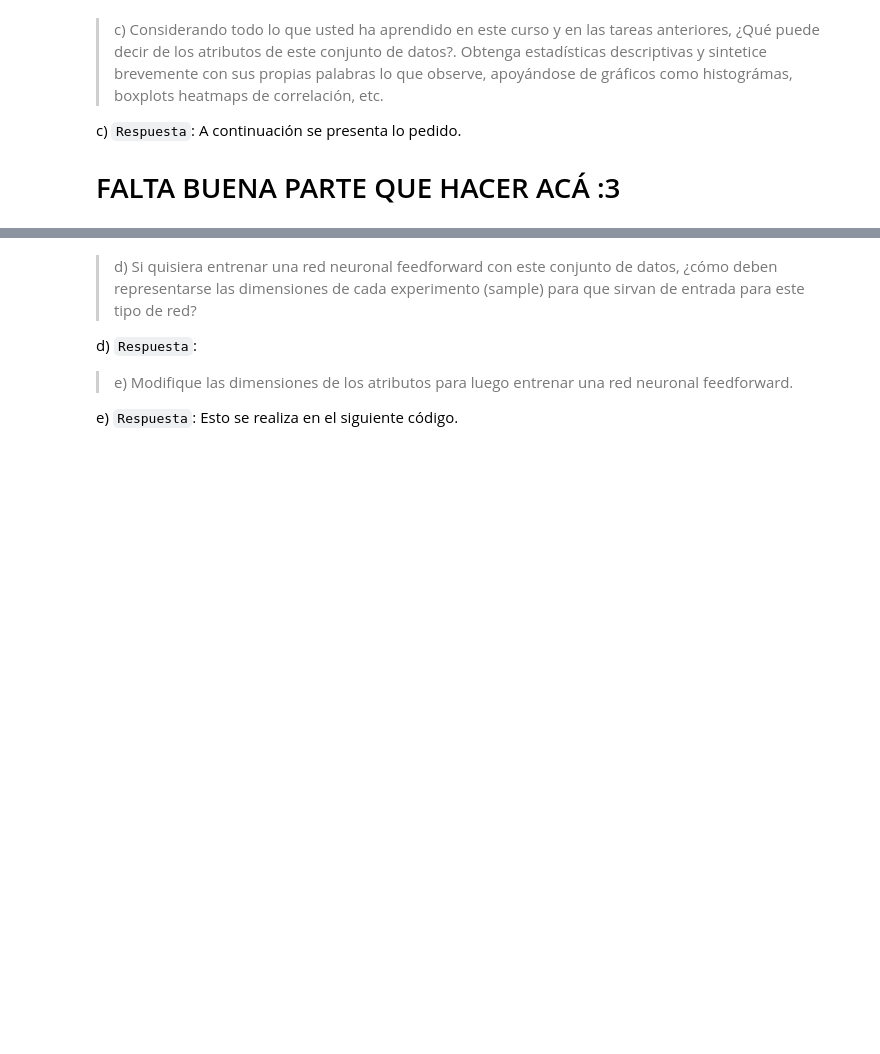
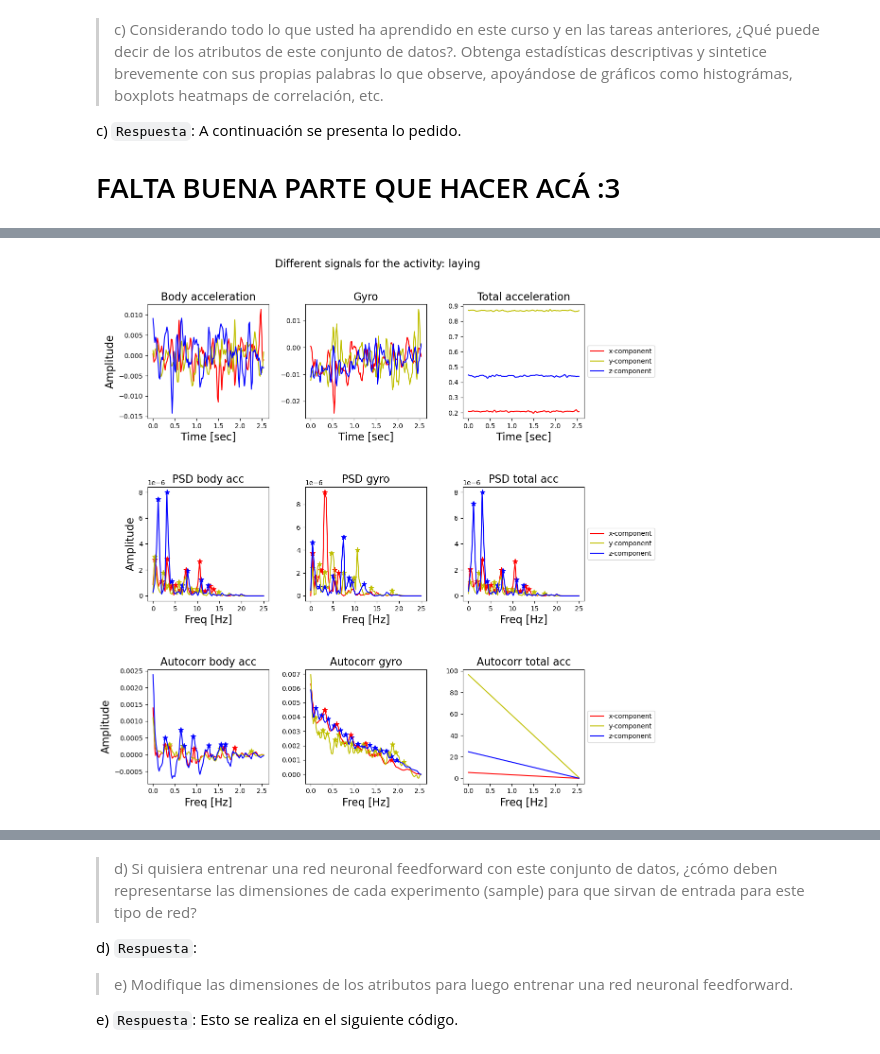
Before and after one commit to Diego-Astaburuaga/Tarea-2-IML, a Jupyter notebook: Entregable_Tarea_2.ipynb, the cells around one changed output, grey strips where cells are left out. Cells and saved outputs as stored; diff of their text form; code cells hidden in the pictures; blank space fills up the shorter version.

```diff
--- a/Entregable_Tarea_2.ipynb
+++ b/Entregable_Tarea_2.ipynb
@@ -1049,0 +1112,9 @@ c) `Respuesta`: A continuación se presenta lo pedido.
+# %%
+def get_psd_values(y_values, T, N, f_s):
+    f_values, psd_values = welch(y_values, fs=f_s)
+    return f_values, psd_values
+
+def get_values(y_values, T, N, f_s):
+    y_values = y_values
+    x_values = [(1/f_s) * kk for kk in range(0,len(y_values))]
+    return x_values, y_values
@@ -1049,0 +1135,42 @@ c) `Respuesta`: A continuación se presenta lo pedido.
+# %%
+signal_no = 600
+signals = x_train[signal_no, :, :]
+signal = signals[:, 3]
+label = y_train[signal_no]
+label = label
+activity_name = activities_description[label]
+# %%
+f, axarr = plt.subplots(nrows=3, ncols=3, figsize=(12,12))
+f.suptitle(suptitle.format(activity_name), fontsize=16)
+
+for row_no in range(0,3):
+    for comp_no in range(0,9):
+        col_no = comp_no // 3
+        plot_no = comp_no % 3
+        color = colors[plot_no]
+        label = labels[plot_no]
+
+        axtitle  = axtitles[row_no][col_no]
+        xlabel = xlabels[row_no]
+        value_retriever = list_functions[row_no]
+
+        ax = axarr[row_no, col_no]
+        ax.set_title(axtitle, fontsize=16)
+        ax.set_xlabel(xlabel, fontsize=16)
+        if col_no == 0:
+            ax.set_ylabel(ylabel, fontsize=16)
+
+        signal_component = signals[:, comp_no]
+        x_values, y_values = value_retriever(signal_component, T, N, f_s)
+        ax.plot(x_values, y_values, linestyle='-', color=color, label=label)
+        if row_no > 0:
+            max_peak_height = 0.1 * np.nanmax(y_values)
+            indices_peaks = detect_peaks(y_values, mph=max_peak_height)
+            ax.scatter(x_values[indices_peaks], y_values[indices_peaks], c=color, marker='*', s=60)
+        if col_no == 2:
+            ax.legend(loc='center left', bbox_to_anchor=(1, 0.5))
+plt.tight_layout()
+plt.subplots_adjust(top=0.90, hspace=0.6)
+plt.show()
+# %% [output]
+[figure, added]
```
Also changed, not shown: parts of 10 cells of this notebook.
